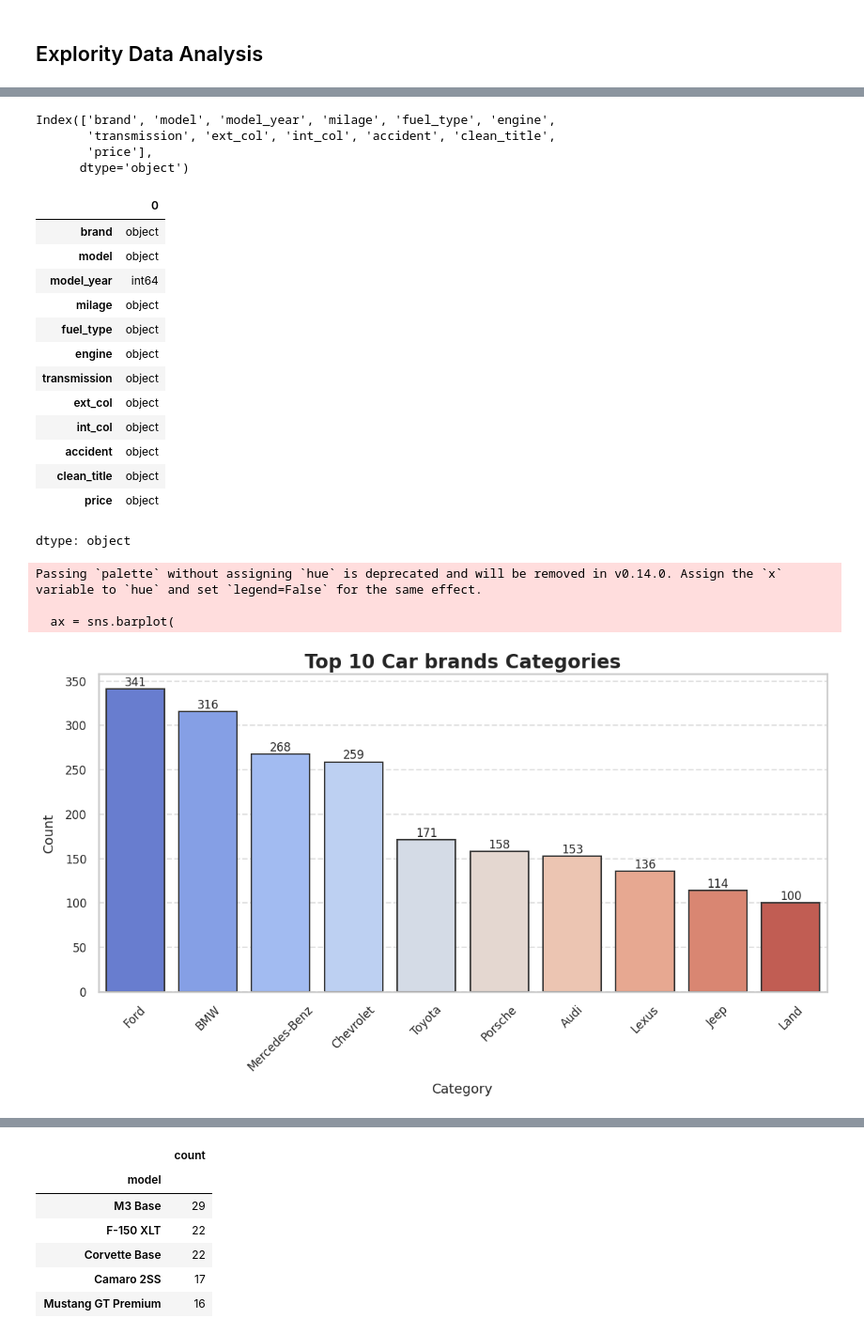
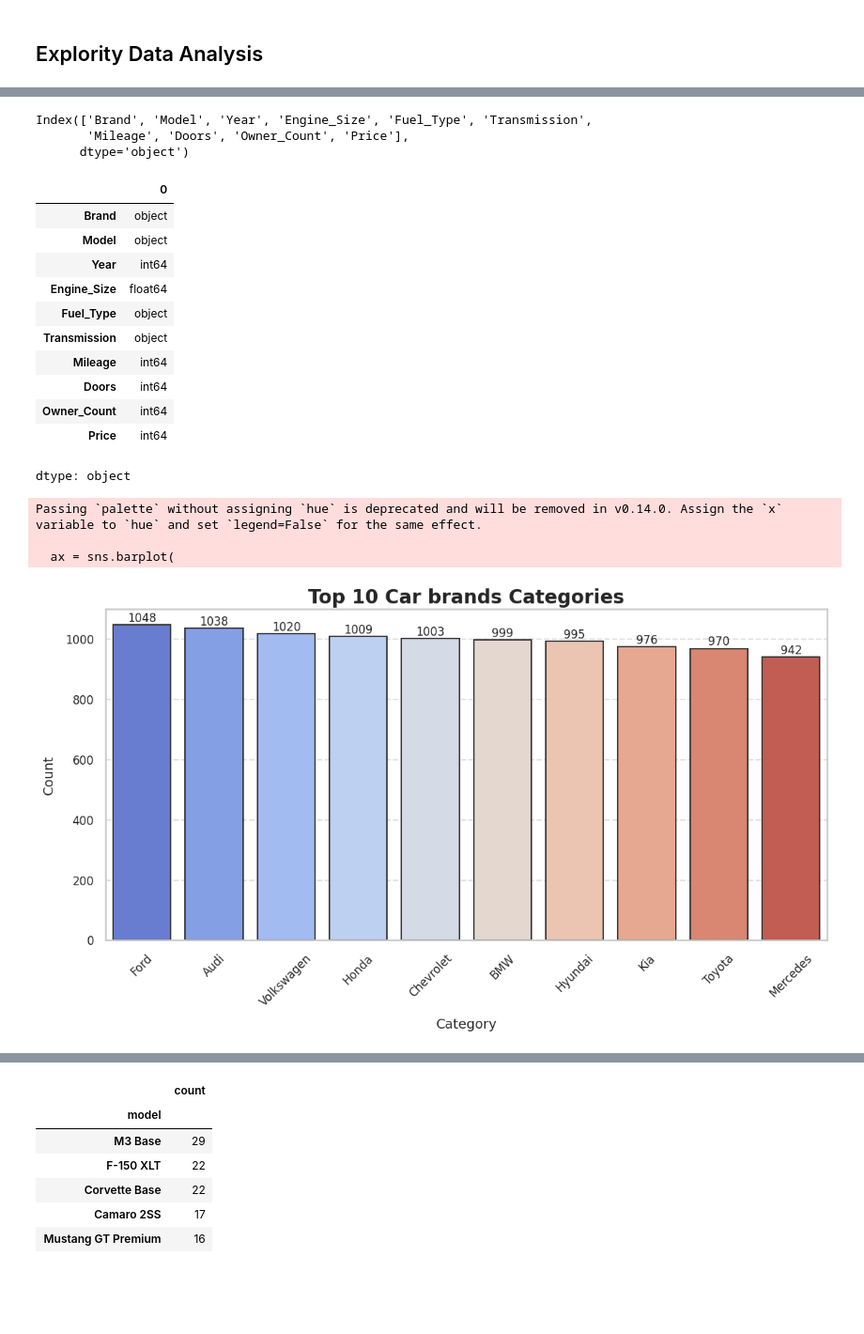
Before and after one commit to aiaaee/Car-Price-Prediction, a Jupyter notebook: Car_price_prediction.ipynb, the cells around one changed output, grey strips where cells are left out. Shown at 94% size. Cells and saved outputs as stored; diff of their text form; code cells hidden in the pictures; blank space fills up the shorter version.

```diff
--- a/Car_price_prediction.ipynb
+++ b/Car_price_prediction.ipynb
@@ -22,6 +21,6 @@ with ZipFile("/content/archive.zip", 'r') as Unzip:
     Unzip.extractall(path="./")
 # %%
-data = pd.read_csv('/content/used_cars.csv' )
+data = pd.read_csv('/content/car_price_dataset.csv')
 # %%
 data.head()
 # %% [output]
@@ -43,33 +50,30 @@ data.describe().T.style.background_gradient(cmap = sns.color_palette("flare", as
 # %%
 data.columns
 # %% [output]
-Index(['brand', 'model', 'model_year', 'milage', 'fuel_type', 'engine',
-       'transmission', 'ext_col', 'int_col', 'accident', 'clean_title',
-       'price'],
+Index(['Brand', 'Model', 'Year', 'Engine_Size', 'Fuel_Type', 'Transmission',
+       'Mileage', 'Doors', 'Owner_Count', 'Price'],
       dtype='object')
 # %%
 data.dtypes
 # %% [output]
 |  | 0 |
-| brand | object |
-| model | object |
-| model_year | int64 |
-| milage | object |
-| fuel_type | object |
-| engine | object |
-| transmission | object |
-| ext_col | object |
-| int_col | object |
-| accident | object |
-| clean_title | object |
-| price | object |
+| Brand | object |
+| Model | object |
+| Year | int64 |
+| Engine_Size | float64 |
+| Fuel_Type | object |
+| Transmission | object |
+| Mileage | int64 |
+| Doors | int64 |
+| Owner_Count | int64 |
+| Price | int64 |
 dtype: object
 # %%
 import seaborn as sns
 import matplotlib.pyplot as plt
 import pandas as pd
 
-counts = pd.Series(data.brand).value_counts()
+counts = pd.Series(data.Brand).value_counts()
 
 # Show top 10 categories
 top_counts = counts.head(10)
@@ -80,32 +84,32 @@ sns.set_theme(style="whitegrid", context="talk")
 # Create the plot
 plt.figure(figsize=(12, 7))
 ax = sns.barplot(
     x=top_counts.index,
     y=top_counts.values,
     palette="coolwarm",
     edgecolor=".2"
 )
 
 # Add value annotations
 for i, value in enumerate(top_counts.values):
     ax.text(i, value + 0.2, f'{value}', ha='center', va='bottom', fontsize=12)
 
 # Customize the plot
 ax.set_title('Top 10 Car brands Categories', fontsize=20, weight='bold')
 ax.set_xlabel('Category', fontsize=14, labelpad=10)
 ax.set_ylabel('Count', fontsize=14, labelpad=10)
 ax.tick_params(axis='x', labelrotation=45, labelsize=12)
 ax.tick_params(axis='y', labelsize=12)
 
 # Add gridlines and tight layout
 plt.grid(axis='y', linestyle='--', alpha=0.6)
 plt.tight_layout()
 
 # Show the plot
 plt.show()
 # %% [output]
 Passing `palette` without assigning `hue` is deprecated and will be removed in v0.14.0. Assign the `x` variable to `hue` and set `legend=False` for the same effect.
 
   ax = sns.barplot(
-[figure, old version]
+[figure, new version]
 # %%
```
Also changed, not shown: parts of 21 cells of this notebook.
